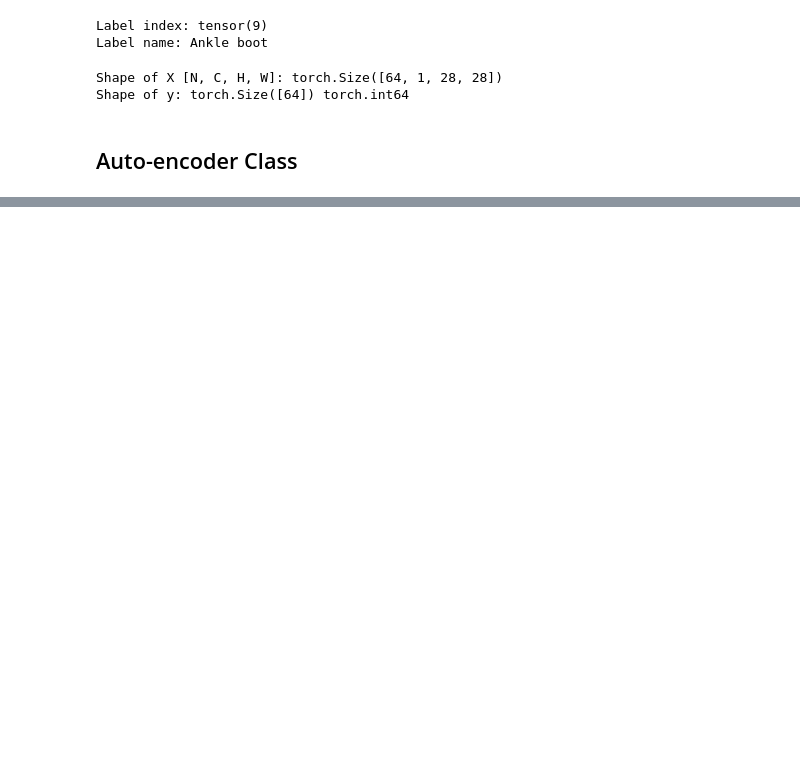
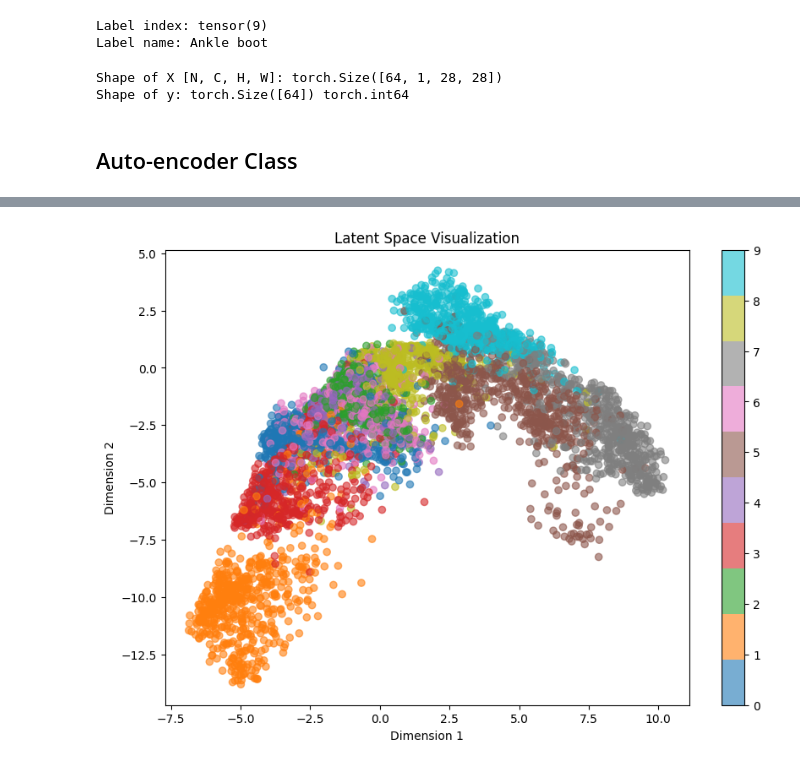
Before and after one commit to Jalalbaim/Auto-Encoder, a Jupyter notebook: AutoEncoder_+_Latent_space.ipynb, the cells around one changed output, grey strips where cells are left out. Saved outputs shown, nothing was run; the diff lists cells and outputs as text; code cells hidden in the pictures; blank space fills up the shorter version.

```diff
--- a/AutoEncoder_+_Latent_space.ipynb
+++ b/AutoEncoder_+_Latent_space.ipynb
@@ -205,0 +225,34 @@ visualize_latent_space(model, test_dataloader)
+# %%
+def visualize_latent_space_and_return_images(model, dataloader, num_batches=100):
+    model.eval()
+    labels = []
+    latents = []
+    images = []  # Stocker les images pour visualisation ultérieure
+
+    with torch.no_grad():
+        for i, (X, y) in enumerate(dataloader):
+            if i >= num_batches: break
+            X = X.to(device)
+            original_X = X.view(X.size(0), 28, 28).cpu()  # Conserver les images originales
+            X_flat = X.view(-1, 28*28)
+            _, latent = model(X_flat)
+            latents.append(latent.cpu())
+            labels.append(y)
+            images.append(original_X)  # Ajouter les images à la liste
+
+    latents = torch.cat(latents, dim=0)
+    labels = torch.cat(labels, dim=0)
+    images = torch.cat(images, dim=0)  # Concaténation des images
+
+    plt.figure(figsize=(10, 7))
+    scatter = plt.scatter(latents[:, 0], latents[:, 1], c=labels, cmap='tab10', alpha=0.6)
+    plt.colorbar(scatter)
+    plt.title('Latent Space Visualization')
+    plt.xlabel('Dimension 1')
+    plt.ylabel('Dimension 2')
+    plt.show()
+    return latents, images
+
+latents, images = visualize_latent_space_and_return_images(model, test_dataloader)
+# %% [output]
+[figure, added]
```
Also changed, not shown: parts of 7 cells of this notebook.
